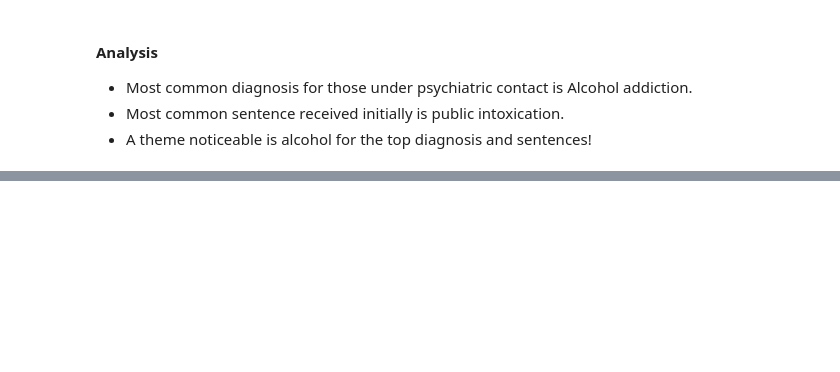
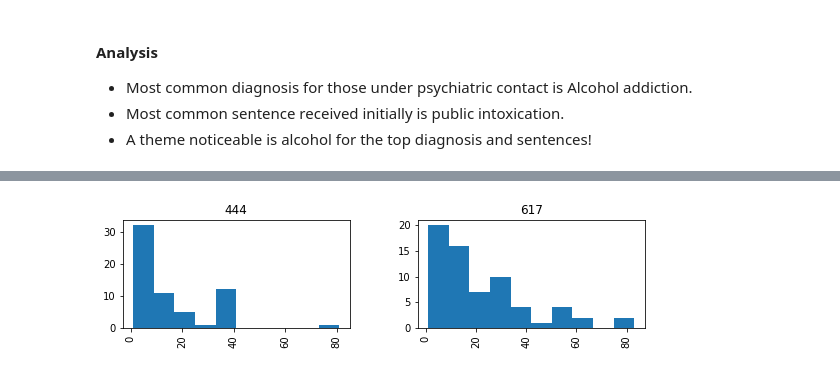
Before and after one commit to data301-2021-winter1/project-group27-project, a Jupyter notebook: notebooks/anaylsis2.ipynb, the cells around one changed output, grey strips where cells are left out. Cells and saved outputs as stored; diff of their text form; code cells hidden in the pictures; blank space fills up the shorter version.

```diff
--- a/notebooks/anaylsis2.ipynb
+++ b/notebooks/anaylsis2.ipynb
@@ -455,3 +416,9 @@ List of top 10 crimes for second sentence: [0, 1, 13, 11, 81, 26, 61, 2, 42, 53]
  - Most common diagnosis for those under psychiatric contact is Alcohol addiction.
  - Most common sentence received initially is public intoxication.
  - A theme noticeable is alcohol for the top diagnosis and sentences!
+# %%
+# Let's choose a two of the top diagnosis, and compare them.
+DPC = rpdata[['crime01','diagnosis']]
+Dias = ['617', '444']
+DPC = DPC[DPC['diagnosis'].isin(Dias)]
+DPC.describe()
@@ -457,0 +431,13 @@ List of top 10 crimes for second sentence: [0, 1, 13, 11, 81, 26, 61, 2, 42, 53]
+# %%
+# Histogram of the 2 diagnosis chosen
+DPC['crime01'].hist(by=DPC['diagnosis'], layout=(1,10), figsize = (50,2))
+# Counts of each crime type for each diagnosis
+Depression = ['617']
+DepCrime = DPC[DPC['diagnosis'].isin(Depression)]
+depress = DepCrime['crime01'].value_counts()
+
+Schizo = ['444']
+SchizoCrime = DPC[DPC['diagnosis'].isin(Schizo)]
+schizo = SchizoCrime['crime01'].value_counts()
+# %% [output]
+[figure, added]
```
Also changed, not shown: parts of 19 cells of this notebook, 1 other file.
